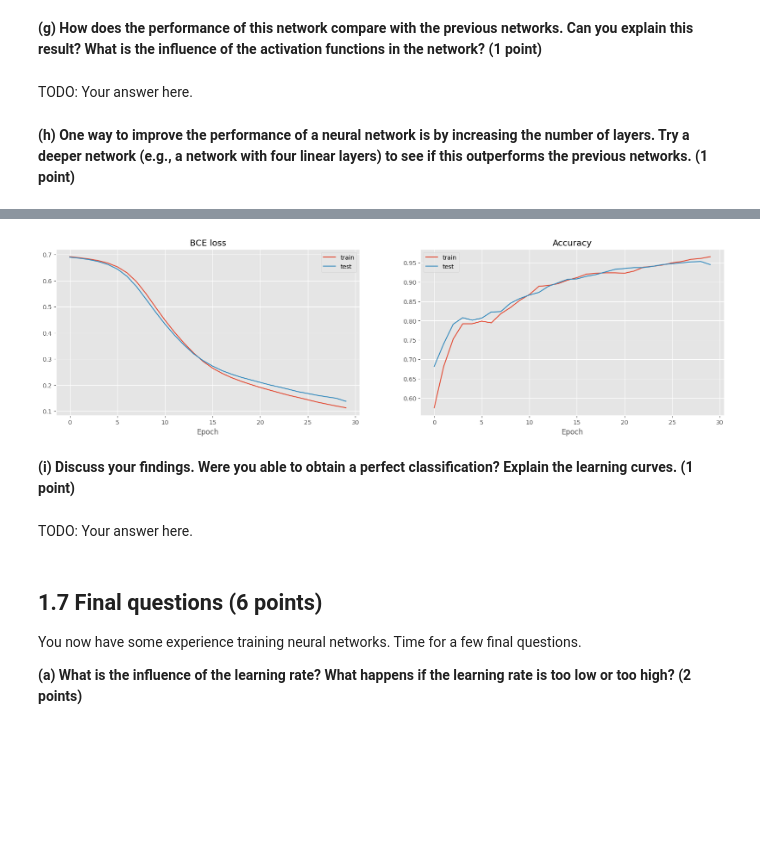
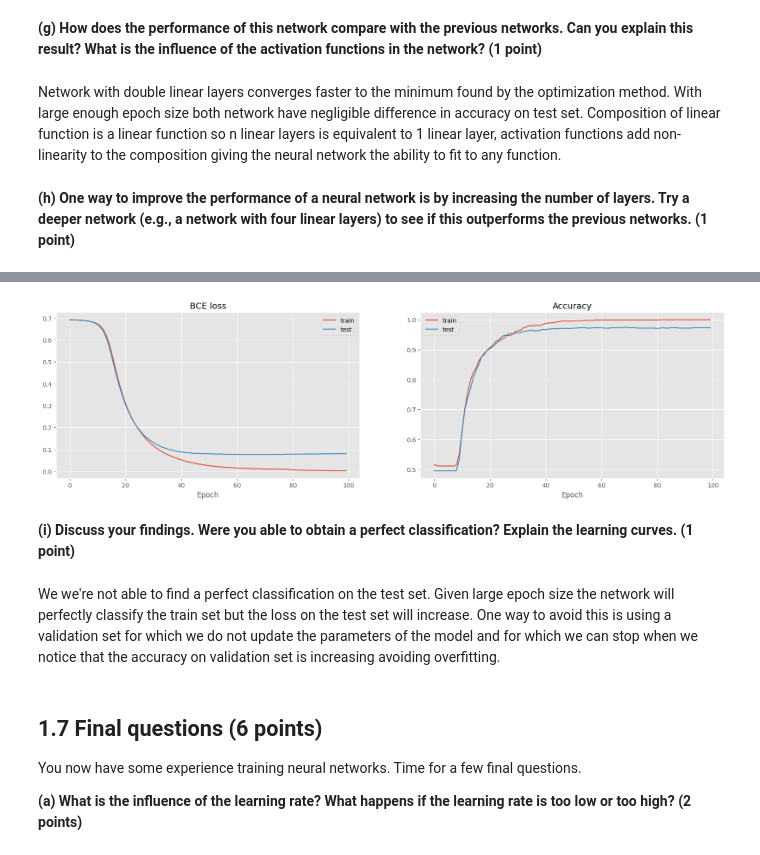
Before and after one commit to LukaMucko/DeepLearning, a Jupyter notebook: lab1/dl-assignment-1.ipynb, the cells around one changed output, grey strips where cells are left out. Saved outputs shown, nothing was run; the diff lists cells and outputs as text; code cells hidden in the pictures; blank space fills up the shorter version.

```diff
--- a/lab1/dl-assignment-1.ipynb
+++ b/lab1/dl-assignment-1.ipynb
@@ -997,7 +997,7 @@ net = Net([
 
 # TODO: tune the hyperparameters
 fit(net, x, y,
-    epochs = 25,
+    epochs = 10,
     learning_rate = 0.001,
     mb_size = 10)
 
@@ -1023,0 +1017,13 @@ Epoch  24: loss[train]= 0.1608  accuracy[train]= 0.9483  loss[test]= 0.1807  acc
+# %%
+rng = np.random.default_rng(12345)
+net = Net([
+        Linear(64, 32, rng=rng),
+        ReLU(),
+        Linear(32, 1, rng=rng),
+        Sigmoid()])
+
+# TODO: tune the hyperparameters
+fit(net, x, y,
+    epochs = 25,
+    learning_rate = 0.001,
+    mb_size = 10)
@@ -1037,7 +1066,7 @@ net = Net([
         Sigmoid()])
 
 fit(net, x, y,
-    epochs = 25,
+    epochs = 100,
     learning_rate = 0.001,
     mb_size = 10)
 # %% [output]
@@ -1070,11 +1099,11 @@ TODO: Your answer here.
 rng = np.random.default_rng(12345)
 net = Net([
         Linear(64, 64, rng=rng),
-        Linear(64, 64, rng=rng),
+        Linear(64, 1, rng=rng),
         Sigmoid()])
 
 fit(net, x, y,
-    epochs = 25,
+    epochs = 100,
     learning_rate = 0.001,
     mb_size = 10)
 # %% [output]
@@ -1099,24 +1128,25 @@ Epoch  24: loss[train]= 0.2677  accuracy[train]= 0.8947  loss[test]= 0.2836  acc
 # %% [markdown]
 **(g) How does the performance of this network compare with the previous networks. Can you explain this result? What is the influence of the activation functions in the network?<span style="float:right"> (1 point)</span>**
-# %% [markdown]
-TODO: Your answer here.
+# %% [markdown]
+Network with double linear layers converges faster to the minimum found by the optimization method. With large enough epoch size both network have negligible difference in accuracy on test set.
+Composition of linear function is a linear function so n linear layers is equivalent to 1 linear layer, activation functions add non-linearity to the composition giving the neural network the ability to fit to any function.
 # %% [markdown]
 **(h) One way to improve the performance of a neural network is by increasing the number of layers. Try a deeper network (e.g., a network with four linear layers) to see if this outperforms the previous networks.<span style="float:right"> (1 point)</span>**
 # %%
 # TODO: Your code here.
 rng = np.random.default_rng(12345)
 net = Net([
+        Linear(64, 64, rng=rng),
+        ReLU(),
         Linear(64, 32, rng=rng),
         ReLU(),
         Linear(32, 16, rng=rng),
         ReLU(),
-        Linear(16, 4, rng=rng),
-        ReLU(),
-        Linear(4, 1, rng=rng),
+        Linear(16, 1, rng=rng),
         Sigmoid()])
 
 fit(net, x, y,
-    epochs = 30,
+    epochs = 100,
     learning_rate = 0.001,
     mb_size = 10)
 # %% [output]
@@ -1140,8 +1170,9 @@ Epoch  29: loss[train]= 0.1134  accuracy[train]= 0.9652  loss[test]= 0.1382  acc
-[figure, old version]
+[figure, new version]
 # %% [markdown]
 **(i) Discuss your findings. Were you able to obtain a perfect classification? Explain the learning curves.<span style="float:right"> (1 point)</span>**
-# %% [markdown]
-TODO: Your answer here.
+# %% [markdown]
+We we're not able to find a perfect classification on the test set.
+Given large epoch size the network will perfectly classify the train set but the loss on the test set will increase. One way to avoid this is using a validation set for which we do not update the parameters of the model and for which we can stop when we notice that the accuracy on validation set is increasing avoiding overfitting.
 # %% [markdown]
 ## 1.7 Final questions (6 points)
 
```
Also changed, not shown: parts of 9 cells of this notebook.
